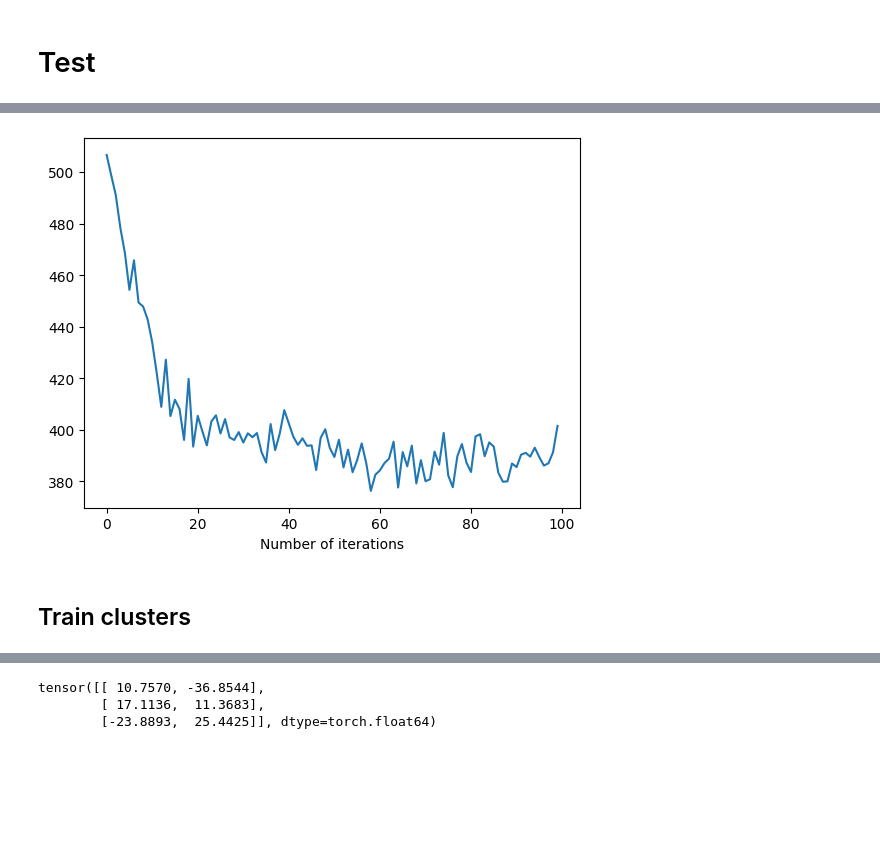
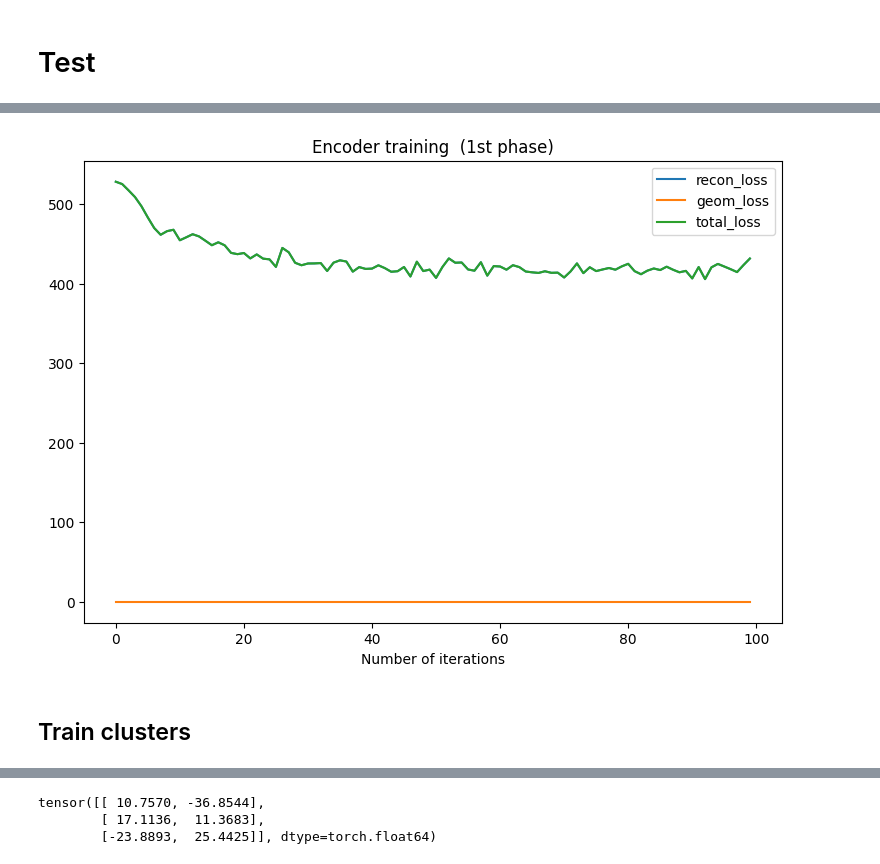
Before and after one commit to AlkinEmil/DeepClusteringForTexts, a Jupyter notebook: experiments_for_synthetic_data.ipynb, the cells around one changed output, grey strips where cells are left out. Drawn from its saved outputs; the diff is of its cells as text; code cells hidden in the pictures; blank space fills up the shorter version.

```diff
--- a/experiments_for_synthetic_data.ipynb
+++ b/experiments_for_synthetic_data.ipynb
@@ -63,29 +65,5 @@ LR = 3e-2
 #model = DeepClustering(3, 2, 2, 14, cluster_centers_init=torch.tensor(kmeans.cluster_centers_)).to(device)
 model = DeepClustering(3, 2, 2, 14, loss_weights=[1., 0.]).to(device)
 optimizer = torch.optim.SGD(model.parameters(), lr=LR, momentum=0.9)
-# %%
-def train(model, data, optimizer, epochs, device="cpu"):
-    avg_loss = .0
-    losses = []
-    pbar = trange(epochs)
-    for epoch in pbar:
-        model.train()
-        optimizer.zero_grad()
-        #q = model(data)
-        #print(q)
-        loss = model.compute_loss(data.to(device))["total_loss"]
-        losses.append(loss.item())
-        pbar.set_description(f"Loss: {loss.item():.2f}")
-        loss.backward()
-        optimizer.step()
-    return losses
 # %%
 losses = train(model, data, optimizer, N_ITERS, device)
-# %%
-plt.plot(np.arange(len(losses)), losses, label="total loss")
-plt.xlabel("Number of iterations")
-plt.show()
-# %% [output]
-[figure, removed]
-# %% [markdown]
-## Train clusters
@@ -102,0 +70,6 @@ optimizer = torch.optim.SGD(model.parameters(), lr=LR, momentum=0.9)
+# %%
+plot_losses(losses, "Encoder training  (1st phase)")
+# %% [output]
+[figure, added]
+# %% [markdown]
+## Train clusters
```
Also changed, not shown: parts of 16 cells of this notebook, 2 other files.
